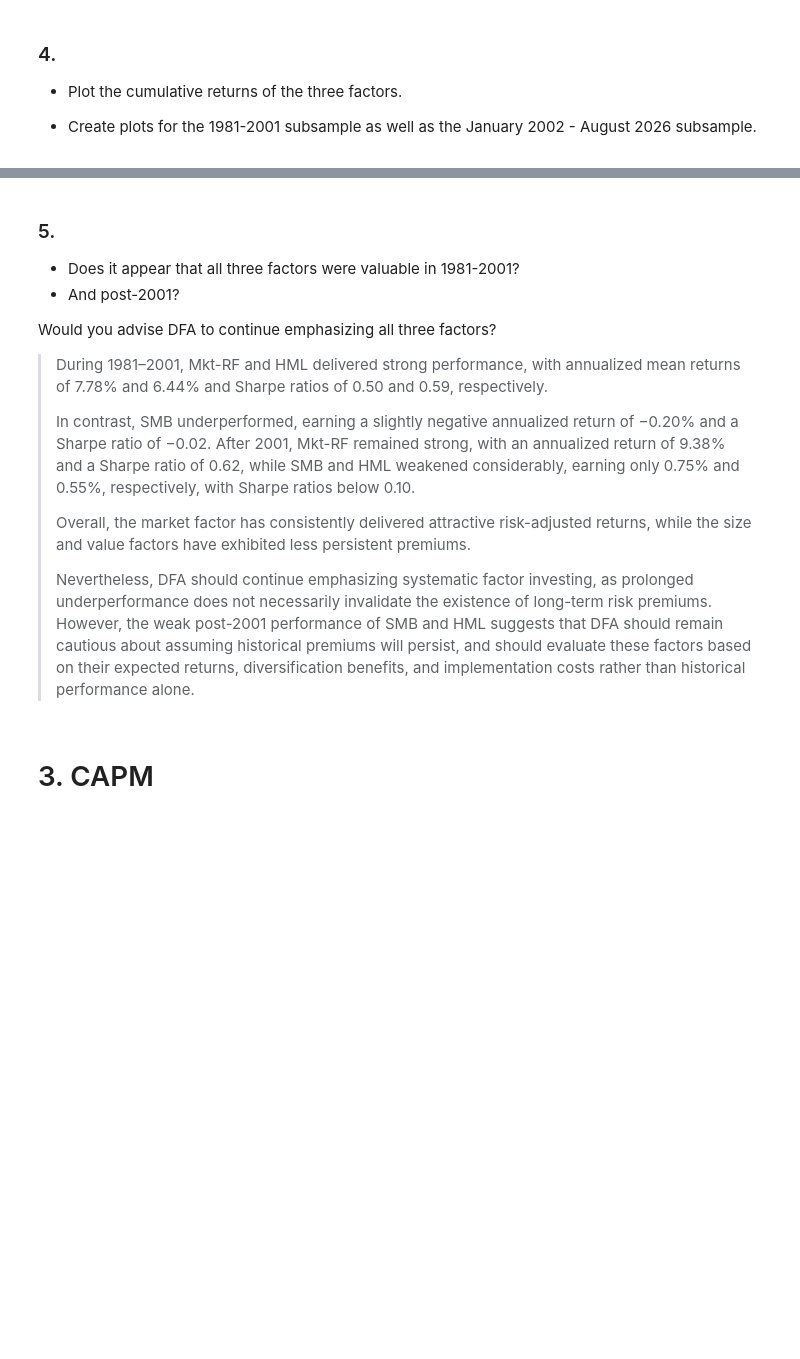
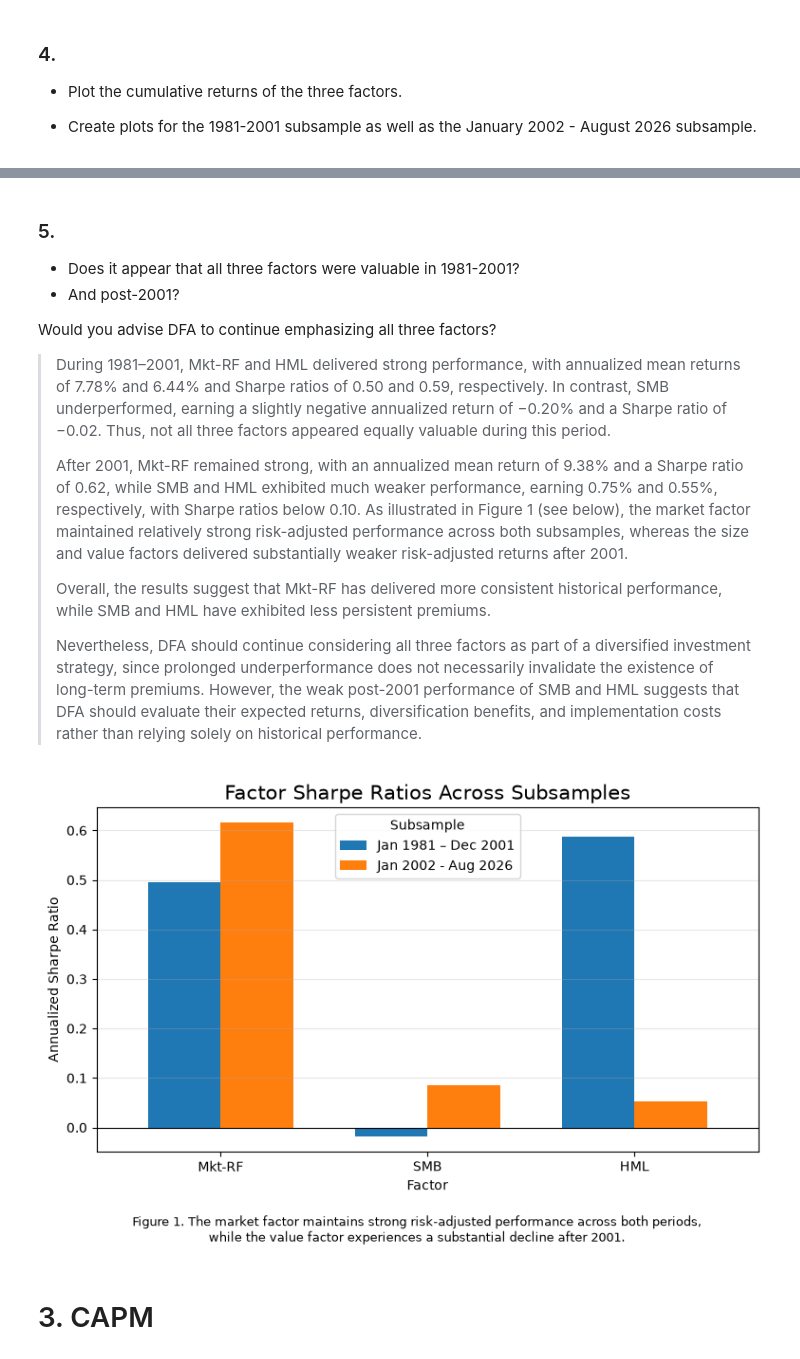
Before and after one commit to ltemry/FINM_Portfolio_GroupB, a Jupyter notebook: ivy-work/dfa-case-study.ipynb, the cells around one changed output, grey strips where cells are left out. Cells and saved outputs as stored; diff of their text form; code cells hidden in the pictures; blank space fills up the shorter version.

```diff
--- a/ivy-work/dfa-case-study.ipynb
+++ b/ivy-work/dfa-case-study.ipynb
@@ -225,13 +256,34 @@ for period in ["1981-2001", "2002-2026"]:
 
 Would you advise DFA to continue emphasizing all three factors?
 
-> During 1981–2001, Mkt-RF and HML delivered strong performance, with annualized mean returns of 7.78% and 6.44% and Sharpe ratios of 0.50 and 0.59, respectively.
+> During 1981–2001, Mkt-RF and HML delivered strong performance, with annualized mean returns of 7.78% and 6.44% and Sharpe ratios of 0.50 and 0.59, respectively. In contrast, SMB underperformed, earning a slightly negative annualized return of −0.20% and a Sharpe ratio of −0.02. Thus, not all three factors appeared equally valuable during this period.
 >
-> In contrast, SMB underperformed, earning a slightly negative annualized return of −0.20% and a Sharpe ratio of −0.02. After 2001, Mkt-RF remained strong, with an annualized return of 9.38% and a Sharpe ratio of 0.62, while SMB and HML weakened considerably, earning only 0.75% and 0.55%, respectively, with Sharpe ratios below 0.10.
+> After 2001, Mkt-RF remained strong, with an annualized mean return of 9.38% and a Sharpe ratio of 0.62, while SMB and HML exhibited much weaker performance, earning 0.75% and 0.55%, respectively, with Sharpe ratios below 0.10. As illustrated in Figure 1 (see below), the market factor maintained relatively strong risk-adjusted performance across both subsamples, whereas the size and value factors delivered substantially weaker risk-adjusted returns after 2001.
 >
-> Overall, the market factor has consistently delivered attractive risk-adjusted returns, while the size and value factors have exhibited less persistent premiums.
+> Overall, the results suggest that Mkt-RF has delivered more consistent historical performance, while SMB and HML have exhibited less persistent premiums.
 >
-> Nevertheless, DFA should continue emphasizing systematic factor investing, as prolonged underperformance does not necessarily invalidate the existence of long-term risk premiums. However, the weak post-2001 performance of SMB and HML suggests that DFA should remain cautious about assuming historical premiums will persist, and should evaluate these factors based on their expected returns, diversification benefits, and implementation costs rather than historical performance alone.
+> Nevertheless, DFA should continue considering all three factors as part of a diversified investment strategy, since prolonged underperformance does not necessarily invalidate the existence of long-term premiums. However, the weak post-2001 performance of SMB and HML suggests that DFA should evaluate their expected returns, diversification benefits, and implementation costs rather than relying solely on historical performance.
+# %%
+sharpe_comparison = pd.DataFrame({period: summary_stats(subsamples[period][factor_cols])["Annualized Sharpe"] for period in ["Jan 1981 – Dec 2001", "Jan 2002 - Aug 2026"]})
+
+fig, ax = plt.subplots(figsize = (9, 5.5))
+
+sharpe_comparison.plot(kind = "bar", ax = ax, width = 0.7,rot = 0)
+
+ax.set_title("Factor Sharpe Ratios Across Subsamples", fontsize = 15)
+ax.set_xlabel("Factor")
+ax.set_ylabel("Annualized Sharpe Ratio")
+ax.axhline(0, color = "black", linewidth = 0.8)
+ax.legend(title = "Subsample")
+ax.grid(axis = "y", alpha = 0.3)
+
+fig.text(0.5, 0.04, "Figure 1. The market factor maintains strong risk-adjusted performance across both periods,\n" "while the value factor experiences a substantial decline after 2001.",
+         ha = "center", va = "bottom", fontsize = 9, color = "black")
+
+fig.subplots_adjust(bottom = 0.22)
+plt.show()
+# %% [output]
+[figure, added]
 # %% [markdown]
 # 3. CAPM
 # %% [markdown]
```
Also changed, not shown: parts of 6 cells of this notebook.
